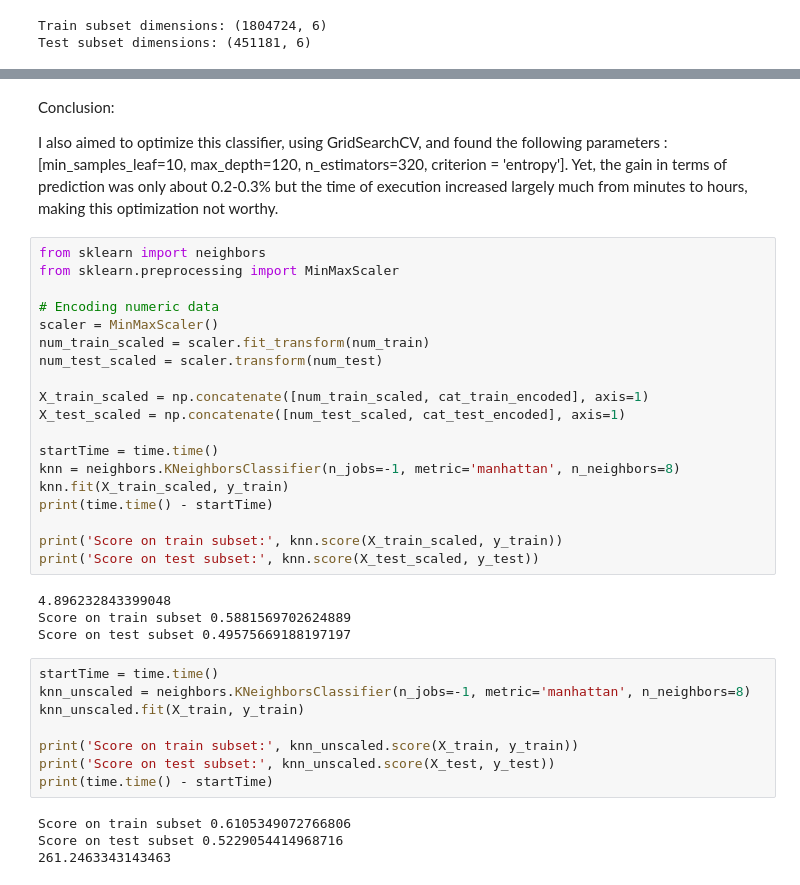
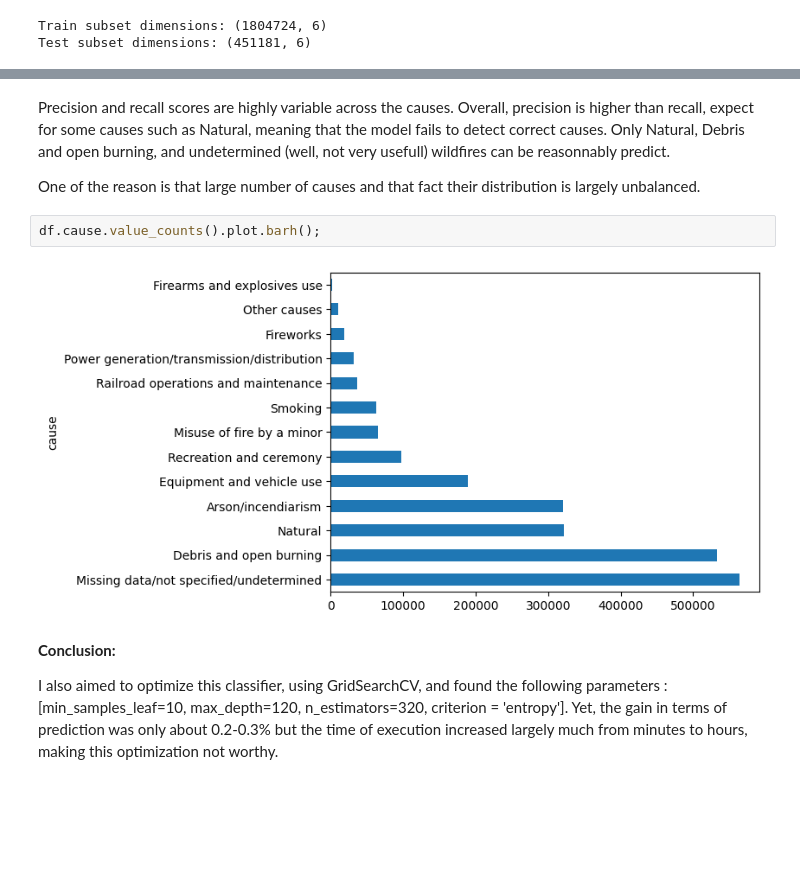
Before and after one commit to t-lambert/2.3-Millions-US-Wildfires, a Jupyter notebook: 4_Predictions.ipynb, the cells around one changed output, grey strips where cells are left out. Cells and saved outputs as stored; diff of their text form; blank space fills up the shorter version.

Commit message:
Kaggle Notebook | 2.3M Wildfires - 4 - Predictions | Version 1

```diff
--- a/4_Predictions.ipynb
+++ b/4_Predictions.ipynb
@@ -197,40 +217,13 @@ Wall time: 6.91 µs
+# %% [markdown]
+Precision and recall scores are highly variable across the causes. Overall, precision is higher than recall, expect for some causes such as Natural, meaning that the model fails to detect correct causes. Only Natural, Debris and open burning, and undetermined (well, not very usefull) wildfires can be reasonnably predict.
+
+One of the reason is that large number of causes and that fact their distribution is largely unbalanced.
+# %%
+df.cause.value_counts().plot.barh();
+# %% [output]
+[figure, added]
 # %% [markdown]
-Conclusion:
+**Conclusion:**
 
 
 I also aimed to optimize this classifier, using GridSearchCV, and found the following parameters : [min_samples_leaf=10, max_depth=120, n_estimators=320, criterion = 'entropy']. Yet, the gain in terms of prediction was only about 0.2-0.3% but the time of execution increased largely much from minutes to hours, making this optimization not worthy.
-# %%
-from sklearn import neighbors
-from sklearn.preprocessing import MinMaxScaler
-
-# Encoding numeric data
-scaler = MinMaxScaler()
-num_train_scaled = scaler.fit_transform(num_train)
-num_test_scaled = scaler.transform(num_test)
-
-X_train_scaled = np.concatenate([num_train_scaled, cat_train_encoded], axis=1)
-X_test_scaled = np.concatenate([num_test_scaled, cat_test_encoded], axis=1)
-
-startTime = time.time()
-knn = neighbors.KNeighborsClassifier(n_jobs=-1, metric='manhattan', n_neighbors=8)
-knn.fit(X_train_scaled, y_train)
-print(time.time() - startTime)
-
-print('Score on train subset:', knn.score(X_train_scaled, y_train))
-print('Score on test subset:', knn.score(X_test_scaled, y_test))
-# %% [output]
-4.896232843399048
-Score on train subset 0.5881569702624889
-Score on test subset 0.49575669188197197
-# %%
-startTime = time.time()
-knn_unscaled = neighbors.KNeighborsClassifier(n_jobs=-1, metric='manhattan', n_neighbors=8)
-knn_unscaled.fit(X_train, y_train)
-
-print('Score on train subset:', knn_unscaled.score(X_train, y_train))
-print('Score on test subset:', knn_unscaled.score(X_test, y_test))
-print(time.time() - startTime)
-# %% [output]
-Score on train subset 0.6105349072766806
-Score on test subset 0.5229054414968716
-261.2463343143463
```
Also changed, not shown: parts of 8 cells of this notebook.
